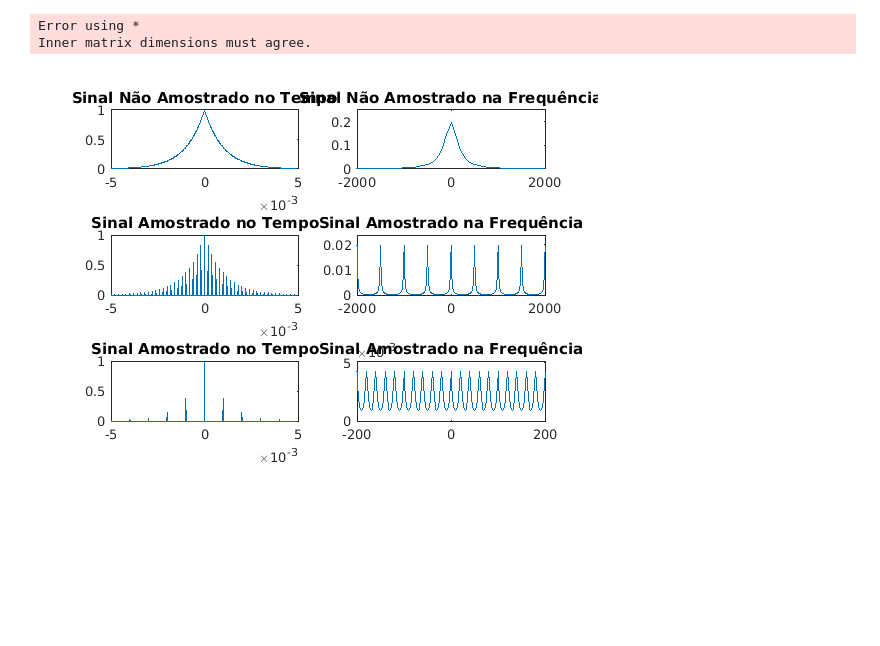
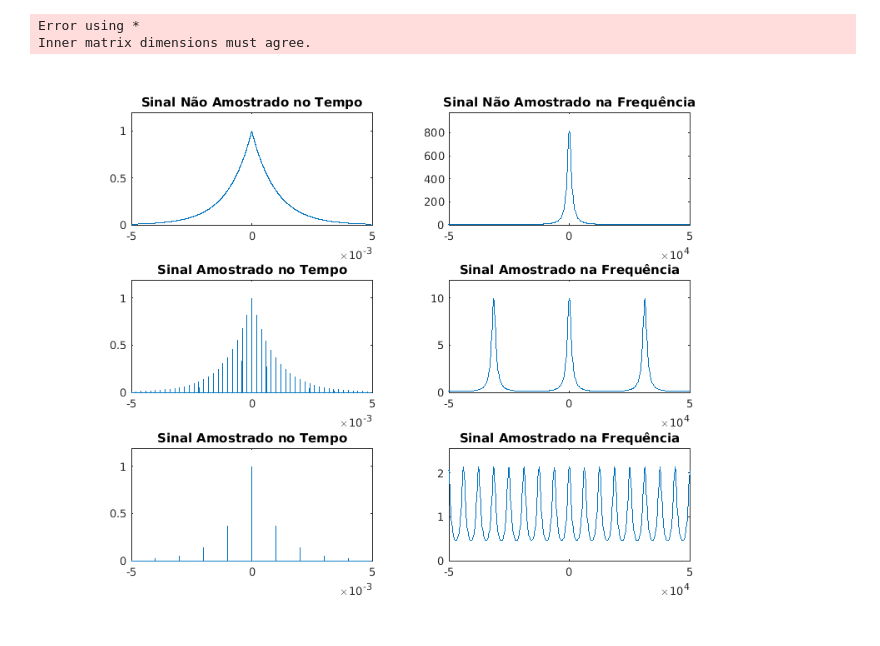
Before and after one commit to SaraivaLucas/Digital-signal-processing, a Jupyter notebook: Trabalho 3/Entregável - Sampling.ipynb, the cells around one changed output. Cells and saved outputs as stored; diff of their text form; code cells hidden in the pictures; blank space fills up the shorter version.

```diff
--- a/Trabalho 3/Entregável - Sampling.ipynb
+++ b/Trabalho 3/Entregável - Sampling.ipynb
@@ -151,57 +151,68 @@ Inner matrix dimensions must agree.
 # %%
 clc;clear all;close all;
 %% Parâmetros
-fs=5*1e4;                                               % Frequência de amsotragem 500kHz
-ti=5e-3;                                                % Tempo inicial
-t=-ti:1/fs:ti-1/fs;                                     % Eixo do tempo
-xv=exp(-1000*abs(t));                                   % Sinal x(n)
+t_0=5e-3;                                                   % Tempo de "Período"
+N_ele=2048;                                                 % Número de elementos do Sinal
+T=t_0/N_ele;                                                % Taxa de amostragem (Passo entre as amostras)
+fs=1/T;                                                     % Frequência de amostragem
+t=-t_0:1/fs:t_0-1/fs;                                       % Eixo do tempo
+xv=exp(-1000*abs(t));                                       % Sinal x(n)
+% Plotting
+fig=figure;
+fig.PaperUnits = 'inches';
+fig.PaperPosition = [0 0 9 7];
 subplot(3,2,1)
 plot(t,xv)
 title('Sinal Não Amostrado no Tempo')
+axis([-t_0 t_0 0 1.2*max(abs(xv))])
 
 %% Aplicando a transformada de Fourier ao sinal 500kHz - No_return-to-zero
-lfft=length(xv);
-Xa5=fftshift(fft(xv,lfft)/lfft);
-freq=-fs/2:fs/lfft:fs/2-1/fs;
+freq=-fs/2:fs/N_ele:fs/2-1/fs;                              % Montagem do eixo da frequência
+Xa=dtft(xv,t,freq);                                         % Espectro do sinal DTFT
+% Plotting
 subplot(3,2,2)
-plot(freq,abs(Xa5))
+plot(freq,abs(Xa))
 title('Sinal Não Amostrado na Frequência')
-axis([-2000 2000 0 0.25])
+axis([-50000 50000 0 1.2*max(abs(Xa))])
+
+%% Amostragem 1kHz
+fs1k=1e3;                                                   % Nova frequência de amostragem 1kHz
+N=round(fs/fs1k);                                           % Números de elementos pulados
+x_samp1=downsample(xv,N);                                   % Coleta 1 amostra a cada N_samp amostras do sinal
+x_samp1=upsample(x_samp1,N);                                % Retorna vetor amostrado com o número inicial de elementos
+x_samp1=x_samp1(1,1:length(t));                             % Corrige comprimento de vetores
+% Plotting
+subplot(3,2,5)
+plot(t,x_samp1(1,1:length(t)))
+title('Sinal Amostrado no Tempo')
+axis([-t_0 t_0 0 1.2*max(abs(x_samp1))])
+
+%% Aplicando a transformada de Fourier ao sinal Amostrado 1kHz
+Xa1=dtft(x_samp1,t,freq);                                   % Espectro do sinal DTFT
+% Plotting
+subplot(3,2,6)
+plot(freq,abs(Xa1))
+title('Sinal Amostrado na Frequência')
+axis([-50000 50000 0 1.2*max(abs(Xa1))])
 
 %% Amostragem 5kHz
-FS=5e3;                                                 % Nova frequência de amostragem 5kHz
-N=round(fs/FS);                                         % Numeros de elementos pulados
-x_samp=downsample(xv,N);                                % Coleta 1 amostra a cada N_samp amostras do sinal
-x_samp=upsample(x_samp,N);                              % Retorna vetor amostrado com o número inicial de elementos
+fs5k=5e3;                                                   % Nova frequência de amostragem 5kHz
+N=round(fs/fs5k);                                           % Numeros de elementos pulados
+x_samp5=downsample(xv,N);                                   % Coleta 1 amostra a cada N_samp amostras do sinal
+x_samp5=upsample(x_samp5,N);                                % Retorna vetor amostrado com o número inicial de elementos
+x_samp5=x_samp5(1,1:length(t));                             % Corrige comprimento de vetores
+% Plotting
 subplot(3,2,3)
-plot(t,x_samp)
+plot(t,x_samp5(1,1:length(t)))
 title('Sinal Amostrado no Tempo')
+axis([-t_0 t_0 0 1.2*max(abs(x_samp5))])
 
 %% Aplicando a transformada de Fourier ao sinal Amostrado 5kHz
-lfft=length(x_samp);
-Xa5=fftshift(fft(x_samp,lfft)/lfft);
-freq=-FS/2:FS/lfft:FS/2-1/FS;
+Xa5=dtft(x_samp5,t,freq);                                   % Espectro do sinal DTFT
+% Plotting
 subplot(3,2,4)
 plot(freq,abs(Xa5))
 title('Sinal Amostrado na Frequência')
-axis([-2000 2000 0 1.2*max(abs(Xa5))])
-
-%% Amostragem 1kHz
-FS=1e3;                                                 % Nova frequência de amostragem 1kHz
-N=round(fs/FS);                                         % Numeros de elementos pulados
-x_samp=downsample(xv,N);                                % Coleta 1 amostra a cada N_samp amostras do sinal
-x_samp=upsample(x_samp,N);                              % Retorna vetor amostrado com o número inicial de elementos
-subplot(3,2,5)
-plot(t,x_samp)
-title('Sinal Amostrado no Tempo')
-
-%% Aplicando a transformada de Fourier ao sinal Amostrado 1kHz
-lfft=length(x_samp);
-Xa1=fftshift(fft(x_samp,lfft)/lfft);
-freq=-FS/2:FS/lfft:FS/2-1/FS;
-subplot(3,2,6)
-plot(freq,abs(Xa1))
-title('Sinal Amostrado na Frequência')
-axis([-200 200 0 1.2*max(abs(Xa1))])
+axis([-50000 50000 0 1.2*max(abs(Xa5))])
 # %% [output]
-[figure, old version]
+[figure, new version]
```
Also changed, not shown: 3 other files.
